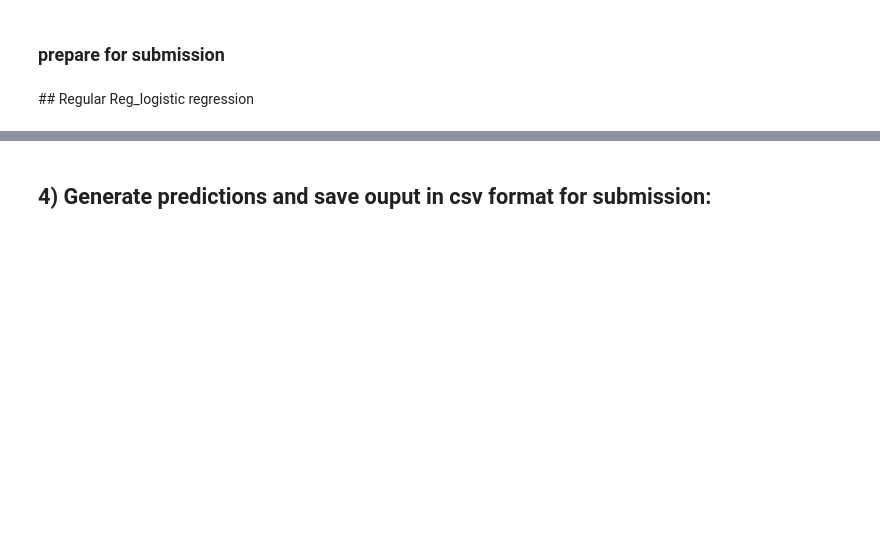
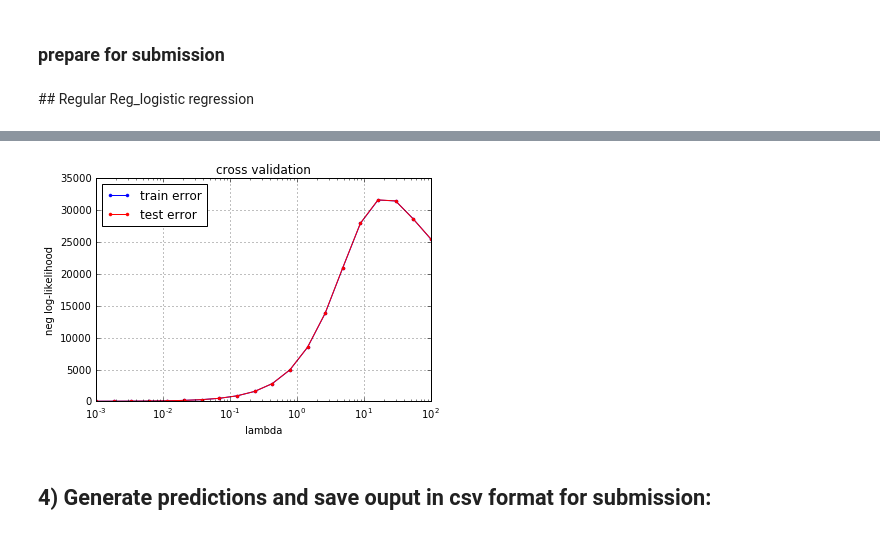
Before and after one commit to michaelheiniger/pcml-project1, a Jupyter notebook: python/reg_logistic_regression_notebook.ipynb, the cells around one changed output, grey strips where cells are left out. Cells and saved outputs as stored; diff of their text form; code cells hidden in the pictures; blank space fills up the shorter version.

```diff
--- a/python/reg_logistic_regression_notebook.ipynb
+++ b/python/reg_logistic_regression_notebook.ipynb
@@ -97,10 +76,3 @@ y_pred = predict_labels_LR(weights, tx_test)
 create_csv_submission(ids_test, y_pred, OUTPUT_PATH)
 # %% [markdown]
 ## Regular Reg_logistic regression
-# %%
-from cross_validation_RLR import run_reg_logistic_regression
-
-tx = np.copy(processed_tx)
-gamma = 0.1
-max_iters = 200
-run_reg_logistic_regression(y, tx, 0.01, max_iters)
@@ -125,0 +121,19 @@ Current iteration=100, the loss=[-4771.10330165]
+# %%
+from cross_validation_RLR import run_reg_logistic_regression
+from implementations import reg_logistic_regression
+tx = np.copy(processed_tx)
+x_poly = build_poly_matrix(tx,1)
+x_poly = add_cos_function(x_poly)
+initial_w = np.random.rand(tx.shape[1], 1)
+
+#degree =1:
+#gamma = 0.0001
+#iter = 500
+
+#cos :
+# lambda_ = 0.01
+# gamma = 0.001
+# iter = 500
+
+run_reg_logistic_regression(x_poly, np.copy(y), initial_w, 0.0001, 500, filename= "reg_log_regr_cos")
+# %% [output]
@@ -126,3 +157,4 @@ Current iteration=100, the loss=[-4771.10330165]
+[figure, added]
 # %% [markdown]
 ## 4) Generate predictions and save ouput in csv format for submission:
 # %%
```
Also changed, not shown: parts of 7 cells of this notebook, 2 other files.
